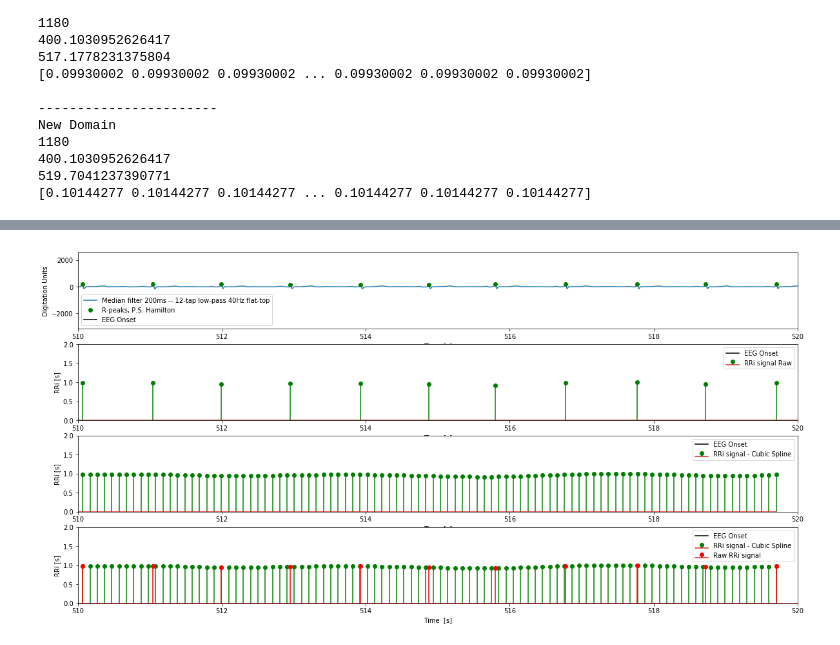
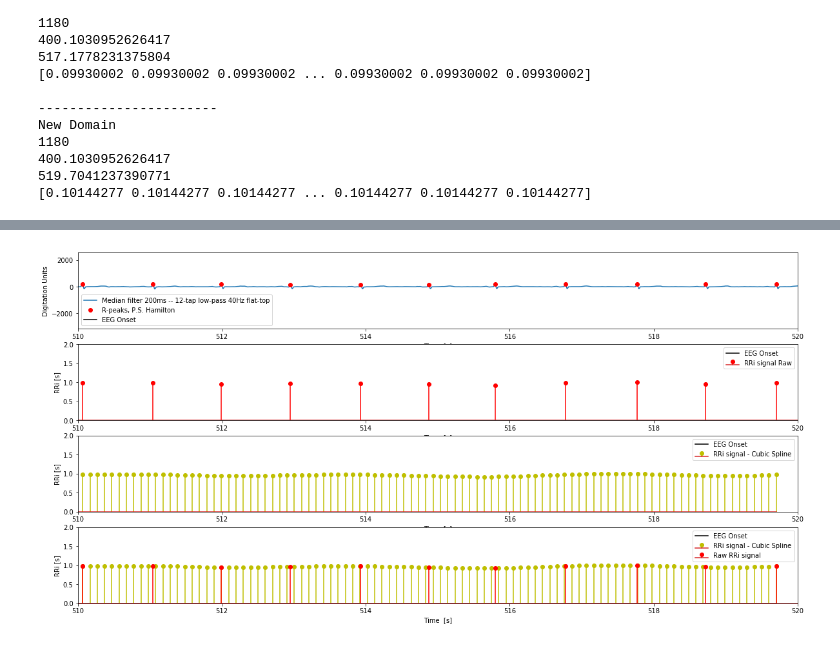
Before and after one commit to yinxiaojing1/pre_epi_seizures, a Jupyter notebook: pre_epi_seizures/hrv_computation.ipynb, the cells around one changed output, grey strips where cells are left out. Cells and saved outputs as stored; diff of their text form; code cells hidden in the pictures.

```diff
--- a/pre_epi_seizures/hrv_computation.ipynb
+++ b/pre_epi_seizures/hrv_computation.ipynb
@@ -377,7 +377,7 @@ plt.figure(figsize=(20, 10))
 
 plt.subplot(411)
 plt.plot(time_sec, medianFIR_ecg.T)
-plt.plot(time_sec[rpeaks_hamilton], medianFIR_ecg.T[rpeaks_hamilton], 'go')
+plt.plot(time_sec[rpeaks_hamilton], medianFIR_ecg.T[rpeaks_hamilton], 'ro')
 plt.axvline(x=50*60, c='k')
 plt.legend(['Median filter 200ms -- 12-tap low-pass 40Hz flat-top' , 'R-peaks, P.S. Hamilton', 'EEG Onset'])
 plt.xlabel('Time  [s]')
@@ -385,36 +385,36 @@ plt.ylabel('Digitation Units')
 plt.xlim(window)
 
 plt.subplot(412)
-plt.stem(time_sec_rri, rri, 'g', markerfmt='go')
+plt.stem(time_sec_rri, rri, 'r', markerfmt='ro')
 plt.axvline(x=50*60, c='k')
 plt.legend(['EEG Onset', 'RRi signal Raw'])
 plt.xlabel('Time  [s]')
 plt.ylabel('RRi [s]')
 plt.xlim(window)
 plt.ylim(0, 2)
 
 plt.subplot(413)
-plt.stem(new_domain, resampled_rri_window_cubic, 'g', markerfmt='go')
+plt.stem(new_domain, resampled_rri_window_cubic, 'y', markerfmt='yo')
 plt.axvline(x=50*60, c='k')
 plt.legend(['EEG Onset', 'RRi signal - Cubic Spline'])
 plt.xlabel('Time  [s]')
 plt.ylabel('RRi [s]')
 plt.xlim(window)
 plt.ylim(0, 2)
 
 plt.subplot(414)
-plt.stem(new_domain, resampled_rri_window_cubic, 'g', markerfmt='go')
+plt.stem(new_domain, resampled_rri_window_cubic, 'y', markerfmt='yo')
 plt.stem(time_sec_rri, rri, 'r', markerfmt='ro')
 
 plt.axvline(x=50*60, c='k')
 plt.legend(['EEG Onset', 'RRi signal - Cubic Spline', 'Raw RRi signal'])
 plt.xlabel('Time  [s]')
 plt.ylabel('RRi [s]')
 plt.xlim(window)
 plt.ylim(0, 2)
 
 plt.show()
 # %% [output]
-[figure, old version]
+[figure, new version]
 # %%
 # Interpolation matlab
```
Also changed, not shown: parts of 14 cells of this notebook, 1 other file.
